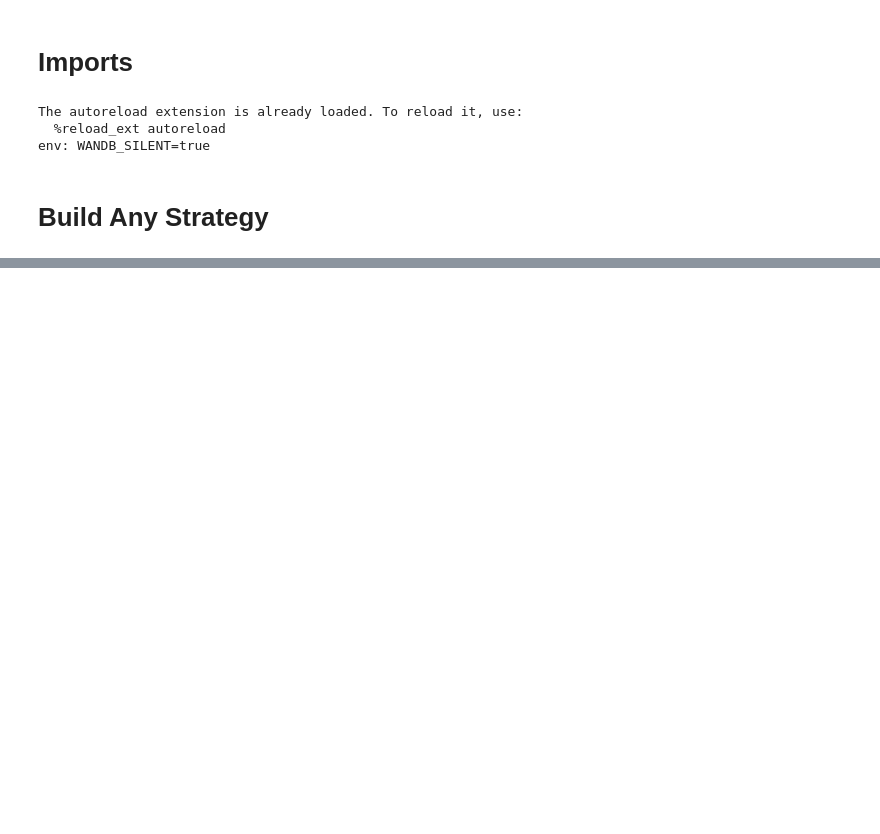
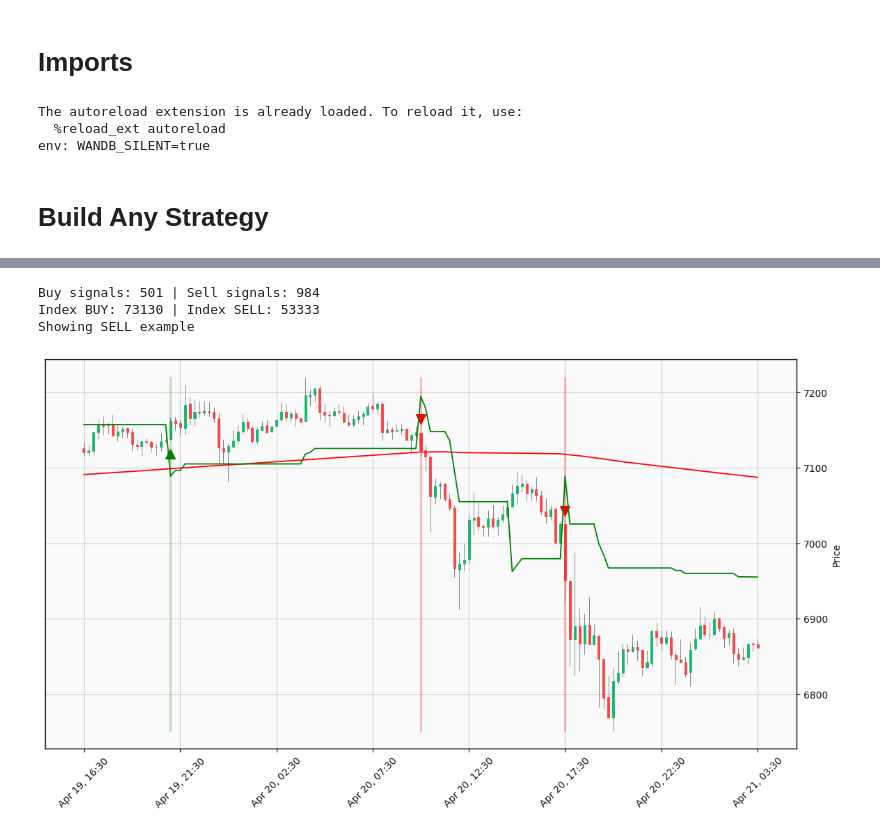
Before and after one commit to webclinic017/superft, a Jupyter notebook: notebooks/Strategy Builder.ipynb, the cells around one changed output, grey strips where cells are left out. Saved outputs shown, nothing was run; the diff lists cells and outputs as text; code cells hidden in the pictures; blank space fills up the shorter version.

```diff
--- a/notebooks/Strategy Builder.ipynb
+++ b/notebooks/Strategy Builder.ipynb
@@ -24,7 +24,7 @@ import sys
 import pandas as pd
 import numpy as np
 import mplfinance as mpf
-import pandas_ta as ta
+import pandas_ta as pta
 import talib.abstract as ta
 import random
 
@@ -64,10 +64,8 @@ PATH_STRATEGIES = PATH_PRESETS / ".strategy_files"
 
 # Define custom functions
 def get_random_index(dataframe: pd.DataFrame, loc_condition):
-    if len_buy == 0: raise Exception("Zero BUY signals")
-    if len_sell == 0: raise Exception("Zero SELL signals")
     idx = 0
-    while idx < 1000 or idx > len(dataframe) - 1000:
+    while idx < 100 or idx > len(dataframe) - 100:
         idx = dataframe.loc[loc_condition].sample()["idx"][0]
     return idx
 
@@ -157,6 +155,22 @@ def plot(dataframe: pd.DataFrame, display_indicators: dict, draw_signals: bool,
         addplot=addplot,
         **kwargs,
     )
+
+def process_df_pop(_df_pop: pd.DataFrame) -> pd.DataFrame:
+    len_buy, len_sell = len(_df_pop.loc[_df_pop["buy"] == 1]), len(_df_pop.loc[_df_pop["sell"] == 1])
+    print(f"Buy signals: {len_buy} | Sell signals: {len_sell}")
+    if len_buy == 0: raise Exception("Zero BUY signals")
+    if len_sell == 0: raise Exception("Zero SELL signals")
+    idx_buy, idx_sell = get_random_index(_df_pop, _df_pop["buy"] == 1), get_random_index(_df_pop, _df_pop["sell"] == 1)
+    print(f"Index BUY: {idx_buy} | Index SELL: {idx_sell}")
+    look_len = 70
+    if random.randint(0, 1) == 0:
+        print("Showing SELL example")
+        df_middle = get_middle(_df_pop, idx_sell, look_len)
+    else:
+        print("Showing BUY example")
+        df_middle = get_middle(_df_pop, idx_buy, look_len)
+    return df_middle
 # %% [output]
 The autoreload extension is already loaded. To reload it, use:
   %reload_ext autoreload
@@ -249 +258,17 @@ Showing SELL example
+# %%
+df_middle = process_df_pop(df_pop)
+
+display_indicators = {
+    "dema":          {"panel": 0, "color": "red", "type": "line"},
+    "SUPERT_12_3.0": {"panel": 0, "color": "green", "type": "line"},
+}
+# Type: `line` or `bar`
+# Panel: 0 for overlaps like MA, 1..2..3... for extra panel below
+
+plot(df_middle, display_indicators, draw_signals=True)
+# %% [output]
+Buy signals: 501 | Sell signals: 984
+Index BUY: 73130 | Index SELL: 53333
+Showing SELL example
+[figure, added]
 # %%
```
Also changed, not shown: parts of 4 cells of this notebook, 14 other files.
